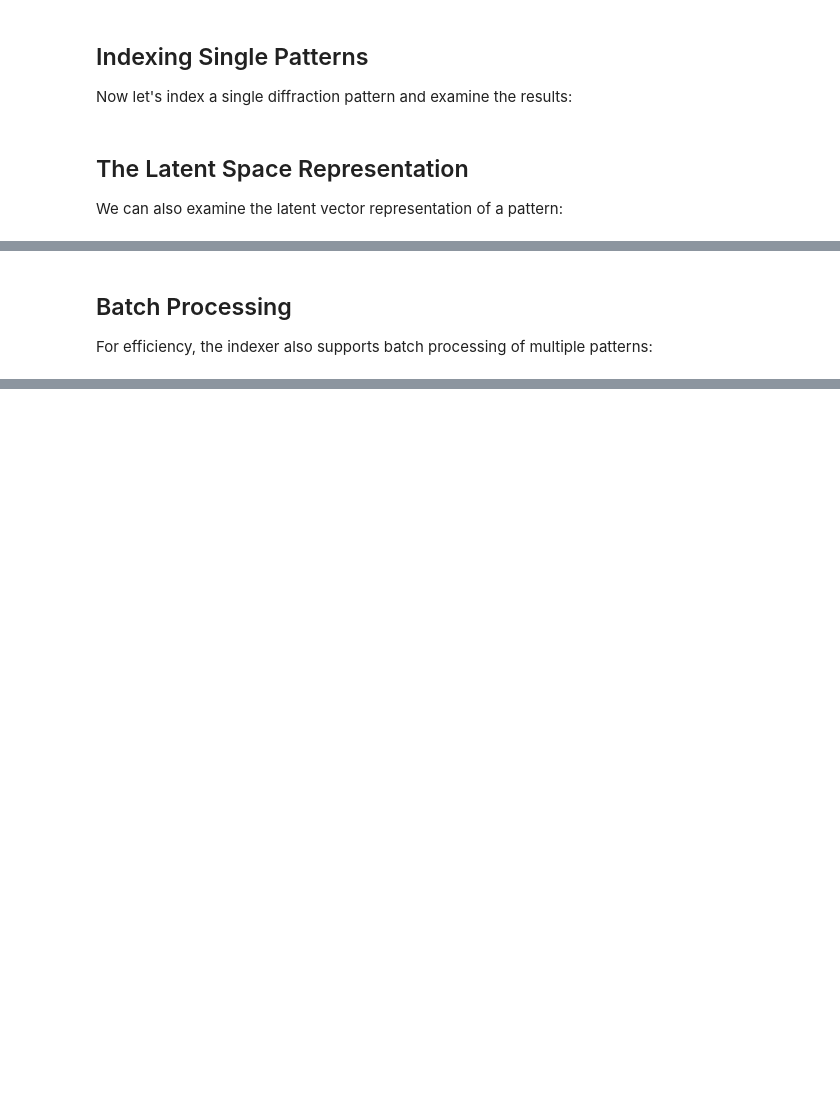
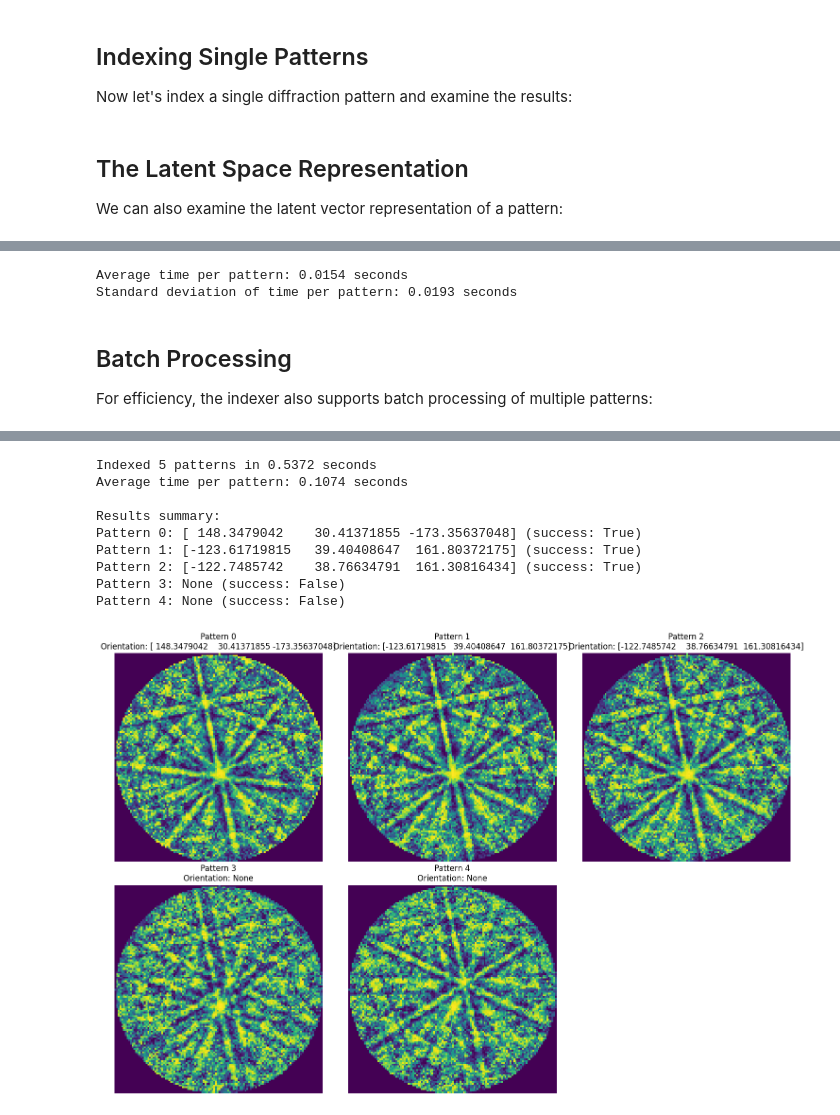
Before and after one commit to poyentung/ebsd-vae, a Jupyter notebook: notebook/index.ipynb, the cells around one changed output, grey strips where cells are left out. Saved outputs shown, nothing was run; the diff lists cells and outputs as text; code cells hidden in the pictures; blank space fills up the shorter version.

```diff
--- a/notebook/index.ipynb
+++ b/notebook/index.ipynb
@@ -35,14 +41,14 @@ Now let's set up the indexer with the VAE model and a ChromaDB vector database.
 # %%
 # Latent vector database config
 collection_name = "test"
-persist_directory = ".chroma_db"
-pattern_path = Path("../data/sample_pattern.npy")
-angles_path = Path("../data/anglefile_sample.txt")
+persist_directory = "notebook/.chroma_db_16d"
+pattern_path = Path("data/N=100_noised.npy")
+angles_path = Path("data/anglefile_N=100.txt")
 dimension = 16
-device = "cuda"
+device = "mps"
 
 # Indexer config
-model_path = "../checkpoints/vae-best.pt"
+model_path = "checkpoints/vae-best.pt"
 batch_size = 32
 random_seed = 42
 image_size = (128, 128)
@@ -50,8 +56,8 @@ top_n = 10
 orientation_threshold = 3.0
 # %%
 # Initialise the vector database
-db = LatentVectorDatabase(
-    config=LatentVectorDatabaseConfig(
+db = ChromaLatentVectorDatabase(
+    config=ChromaLatentVectorDatabaseConfig(
         collection_name=collection_name,
         persist_directory=persist_directory,
         dimension=dimension,
@@ -80,5 +86,5 @@ indexer = DiffractionPatternIndexer(
         orientation_threshold=orientation_threshold,
     ),
 )
-indexer.build_dictionary()
+# indexer.build_dictionary()
 # %% [output]
@@ -153,3 +195,11 @@ We can also examine the latent vector representation of a pattern:
+# %%
+mean_index_time = np.mean(all_index_times)
+std_index_time = np.std(all_index_times)
+print(f"Average time per pattern: {mean_index_time:.4f} seconds")
+print(f"Standard deviation of time per pattern: {std_index_time:.4f} seconds")
+# %% [output]
+Average time per pattern: 0.0154 seconds
+Standard deviation of time per pattern: 0.0193 seconds
 # %%
 # Encode the pattern to get its latent representation
 latent_vector = indexer.encode_pattern(sample_pattern)
@@ -173,7 +223,7 @@ batch_patterns = np.load("../data/sample_pattern.npy")[:5]
 
 # Time batch indexing
 start_time = time.time()
-orientation_results = indexer.index_patterns_batch(batch_patterns)
+orientation_results = indexer.index_patterns_batch(batch_patterns, top_n=1, orientation_threshold=3.0)
 end_time = time.time()
 
 print(f"Indexed {len(batch_patterns)} patterns in {end_time - start_time:.4f} seconds")
@@ -199,3 +249,4 @@ for i in range(5):
 fig.delaxes(axes[5])
 plt.tight_layout()
 plt.show()
+# %% [output]
@@ -201,0 +257,10 @@ plt.show()
+Indexed 5 patterns in 0.5372 seconds
+Average time per pattern: 0.1074 seconds
+
+Results summary:
+Pattern 0: [ 148.3479042    30.41371855 -173.35637048] (success: True)
+Pattern 1: [-123.61719815   39.40408647  161.80372175] (success: True)
+Pattern 2: [-122.7485742    38.76634791  161.30816434] (success: True)
+Pattern 3: None (success: False)
+Pattern 4: None (success: False)
+[figure, added]
```
Also changed, not shown: parts of 4 cells of this notebook, 3 other files.
